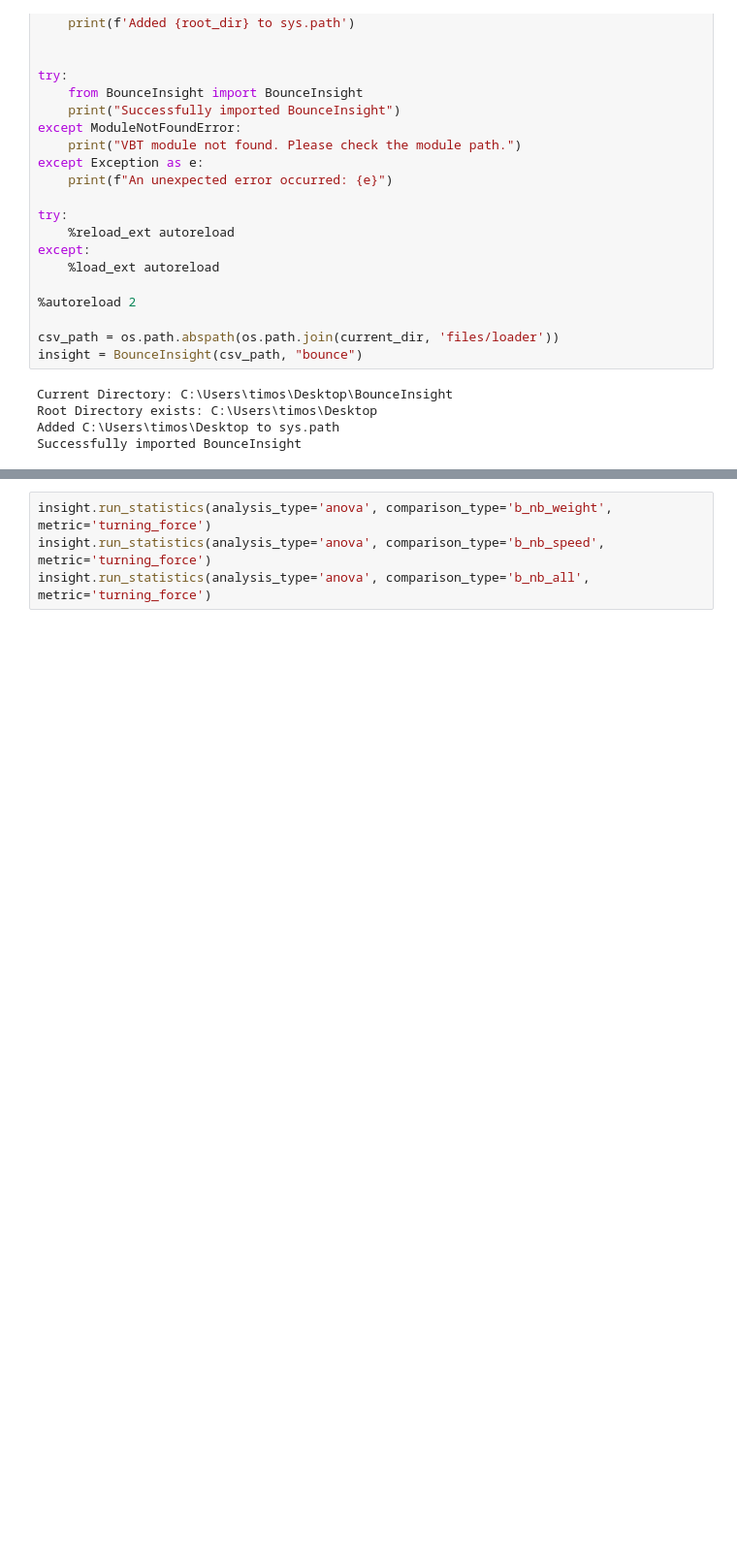
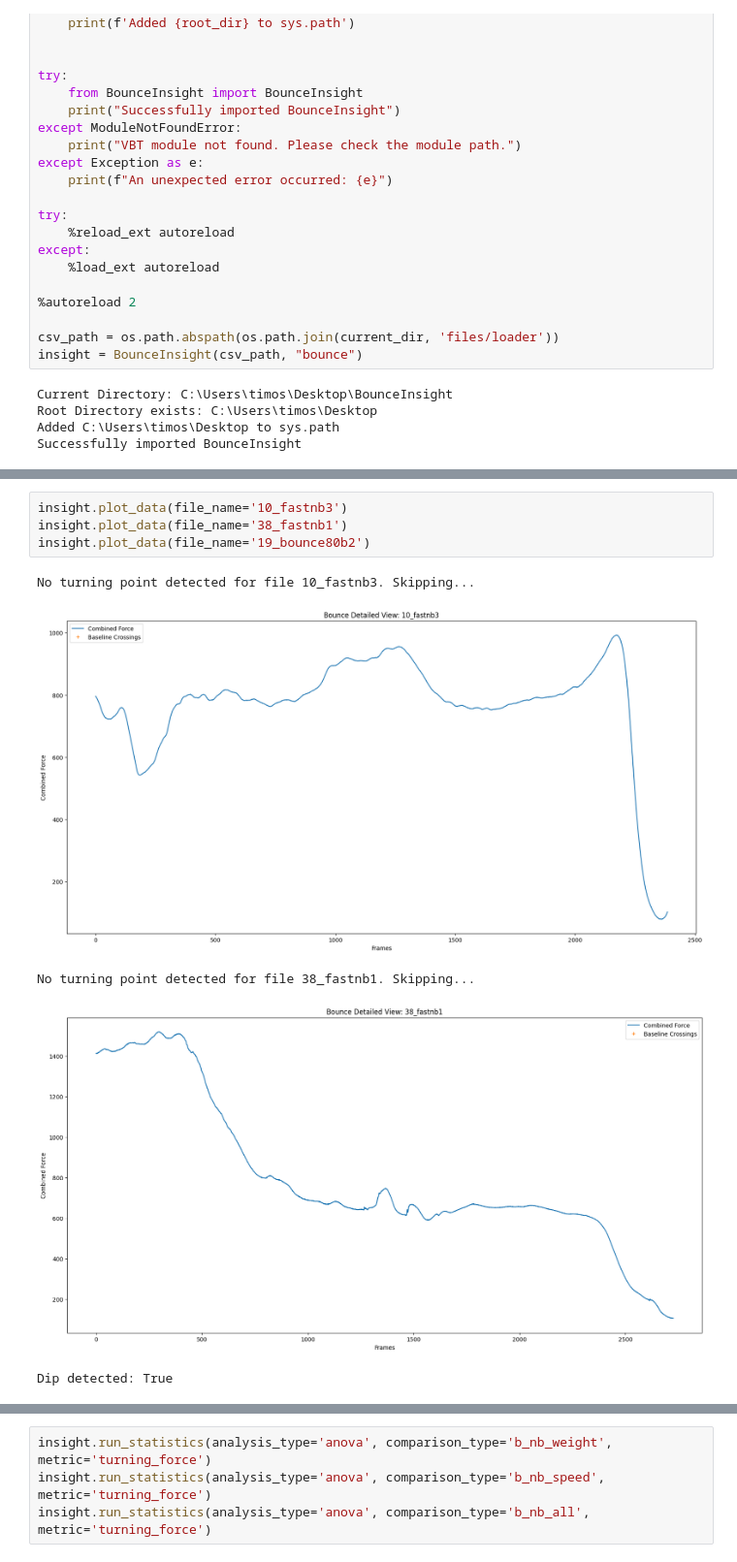
Before and after one commit to loieboi/BounceInsight, a Jupyter notebook: run.ipynb, the cells around one changed output, grey strips where cells are left out. Shown at 97% size. Cells and saved outputs as stored; diff of their text form; blank space fills up the shorter version.

```diff
--- a/run.ipynb
+++ b/run.ipynb
@@ -60,0 +60,10 @@ Validation complete. Results saved to validation/validation_results.csv
+# %%
+insight.plot_data(file_name='10_fastnb3')
+insight.plot_data(file_name='38_fastnb1')
+insight.plot_data(file_name='19_bounce80b2')
+# %% [output]
+No turning point detected for file 10_fastnb3. Skipping...
+[figure, added]
+No turning point detected for file 38_fastnb1. Skipping...
+[figure, added]
+Dip detected: True
```
Also changed, not shown: parts of 9 cells of this notebook, 4 other files.
